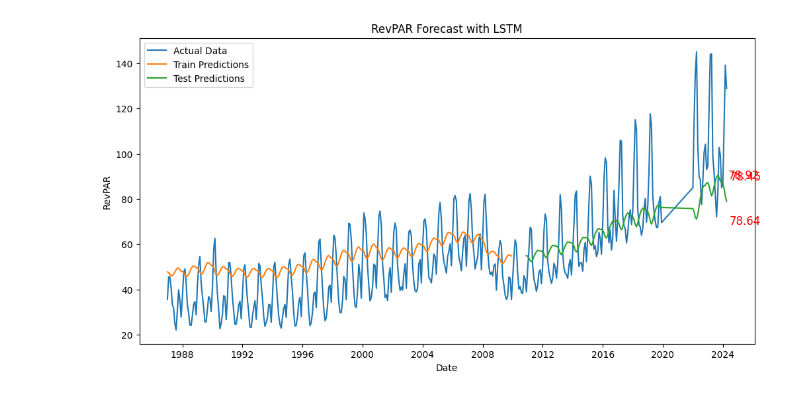
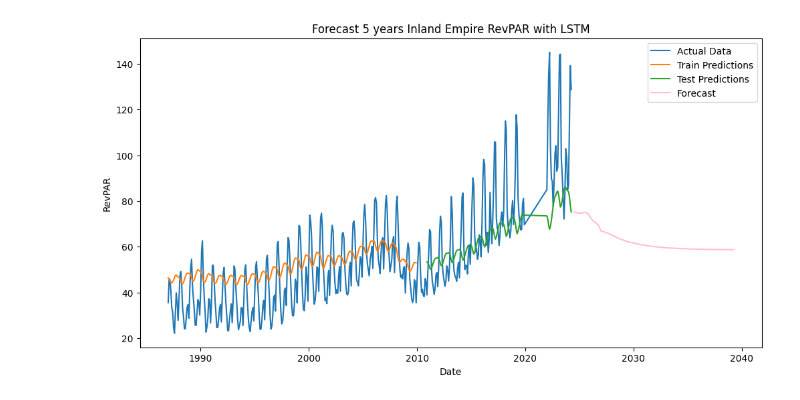
Before and after one commit to shasha920/HotelvsApartmentGrowth, a Jupyter notebook: HuaYangInlandEmpireLSTM.ipynb, the cells around one changed output. Saved outputs shown, nothing was run; the diff lists cells and outputs as text; code cells hidden in the pictures.

```diff
--- a/HuaYangInlandEmpireLSTM.ipynb
+++ b/HuaYangInlandEmpireLSTM.ipynb
@@ -113,14 +113,10 @@ plt.figure(figsize=(12, 6))
 plt.plot(df.index, scaler.inverse_transform(df[['RevPAR']])[:, 0], label='Actual Data')
 plt.plot(df.index[:len(train_predict)], train_predict, label='Train Predictions')
 plt.plot(df.index[len(train_predict) + time_step + 1:], test_predict, label='Test Predictions')
-plt.xlabel('Date')
-plt.ylabel('RevPAR')
-plt.title('RevPAR Forecast with LSTM')
-plt.legend()
 
 X_input = X[-1].reshape((1, time_step, 1))
 forecast = []
-for i in range(3):
+for i in range(60):
     next_pred = model.predict(X_input)
     forecast.append(next_pred[0, 0])
     X_input = np.append(X_input[:, 1:, :], next_pred.reshape(1, 1, 1), axis=1)
@@ -130,11 +126,14 @@ forecast_full[:, 0] = forecast
 forecast = scaler.inverse_transform(forecast_full)[:, 0]
 
 last_date = df.index[-1]
-future_dates = [last_date + pd.DateOffset(months=i) for i in range(1, 4)]
+future_dates = [last_date + pd.DateOffset(months=3 * i) for i in range(1, 61)]
 
-for i, val in enumerate(forecast):
-    offset = 10 if i % 2 == 0 else -10
-    plt.text(future_dates[i], val + offset, str(round(val, 2)), color='red', fontsize=12)
+# Plot forecasted values
+plt.plot(future_dates, forecast, label='Forecast', color='pink')
 
+plt.xlabel('Date')
+plt.ylabel('RevPAR')
+plt.title('Forecast 5 years Inland Empire RevPAR with LSTM')
+plt.legend()
 plt.show()
 # %% [output]
@@ -142,5 +155,5 @@ plt.show()
 1/1 [==============================] - 0s 29ms/step
 1/1 [==============================] - 0s 31ms/step
-[figure, old version]
+[figure, new version]
 # %%
 print("Forecast for the next 3 months:")
```
Also changed, not shown: parts of 21 cells of this notebook.
